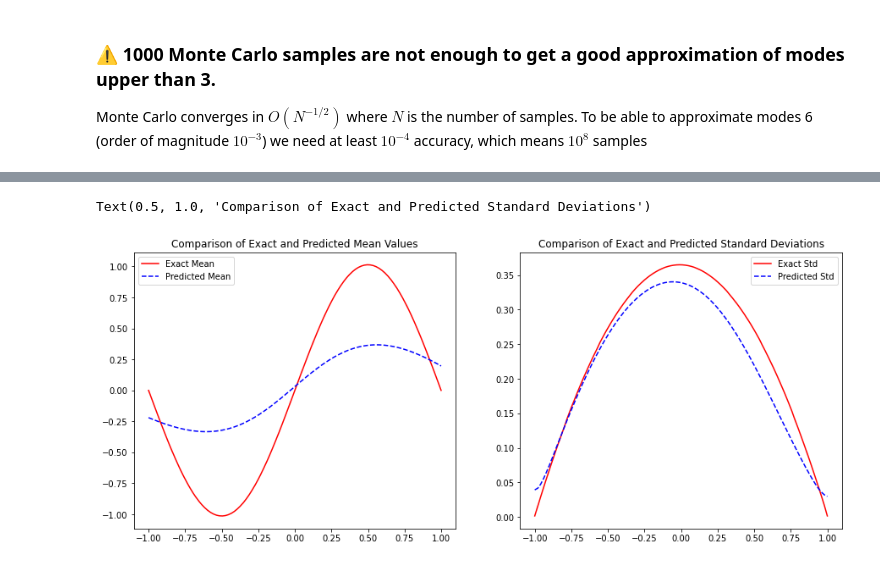
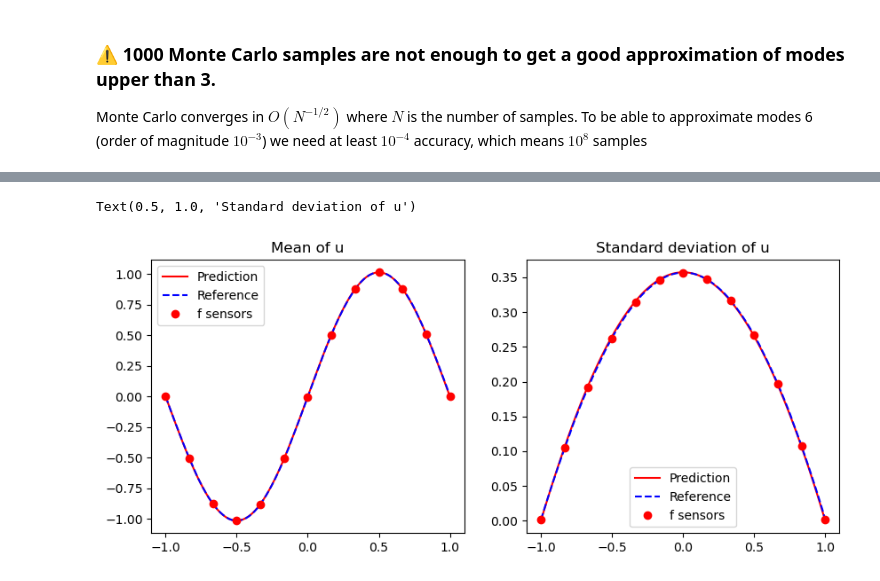
Before and after one commit to bonneted/pinn-cm, a Jupyter notebook: UQ/poisson_equation.ipynb, the cells around one changed output, grey strips where cells are left out. Cells and saved outputs as stored; diff of their text form; code cells hidden in the pictures.

```diff
--- a/UQ/poisson_equation.ipynb
+++ b/UQ/poisson_equation.ipynb
@@ -17,7 +17,7 @@ from scipy.sparse.linalg import spsolve
 # Define parameters
 sigma = 1
 l = 0.5
-n_points = 110
+n_points = 1000
 x = np.linspace(-1, 1, n_points)
 dx = x[1] - x[0]
 
@@ -354,7 +264,7 @@ torch.manual_seed(0)
 
 # Set the device
 device = torch.device("cuda" if torch.cuda.is_available() else "cpu")
-device = "cpu"
+# device = "cpu"
 def grad_i(Y,X,i):
     #calculate the partial derivative of y with respect to x_i
     return torch.autograd.grad(Y, X, grad_outputs=torch.ones_like(Y), create_graph=True)[0][:, None, i].flatten()
@@ -506,7 +416,7 @@ def train(mean_model, coeffs_model, data, batch_size=100, optimizer_choice="adam
         print(f"Optimizer choice {optimizer_choice} not recognized. Please choose either 'adam' or 'l-bfgs'.")
 # %%
 n_x_points = 100
-n_xi_samples = 1000
+n_xi_samples = 100000
 n_sensors = 13
 sensors_indices = np.linspace(0, n_x_points - 1, n_sensors, dtype=int)
 
@@ -526,10 +436,10 @@ mean_model = MeanNN(input_dim=1).to(device)
 coeffs_model = PCECoefficientNN(input_dim=1, output_dim=truncation_order).to(device)
 # %%
 # Training
-batch_size = 100
+batch_size = 1000
 learning_rate = 1e-3
-lambda_reg = 1e-3
-epochs = 1000
+lambda_reg = 1e-4
+epochs = 20000
 
 data = x_torch, xi_torch, f_torch
 
@@ -548,29 +466,34 @@ Epoch 800, Loss: 0.049, Elapsed time: 162
 KeyboardInterrupt:
 # %%
-subsample_ind = [int(i) for i in np.linspace(0,len(u_std)-1,100)]
-x_values = np.linspace(-1, 1, 100)
-x_tensor = torch.tensor(x_values).float().view(-1, 1)
-
-u_mean = f0(x_values)/np.pi**2
+n_x_plot = 100
+subsample_ind = [int(i) for i in np.linspace(0,len(u_std)-1,n_x_plot)]
+x_sensor = np.linspace(-1, 1, n_sensors)
+sensors_indices = np.linspace(0, len(u_std) - 1, n_sensors, dtype=int)
+x_values = np.linspace(-1, 1, n_x_plot).reshape(-1,1)
+x_tensor = torch.tensor(x_values).float().view(-1, 1).to(device)
+# u_mean = f0(x_values)/np.pi**2
 
 # Evaluate the mean_model to get the predicted mean values
 with torch.no_grad():
-    predicted_mean = mean_model(x_tensor).numpy()
-    coeffs_output = coeffs_model(x_tensor).numpy()
+    predicted_mean = mean_model(x_tensor).cpu().numpy()
+    coeffs_output = coeffs_model(x_tensor).cpu().numpy()
 
 model_std = np.sqrt(np.sum(coeffs_output**2, axis=1))
 
+
 # Plot the comparison
-fig, axs = plt.subplots(1,2,figsize=(15, 6))
-axs[0].plot(x_values, u_mean, 'r-', label="Exact Mean")
-axs[0].plot(x_values, predicted_mean, 'b--', label="Predicted Mean")
+fig, axs = plt.subplots(1,2,figsize=(10, 4))
+axs[0].plot(x_values, predicted_mean, 'r-', label="Prediction")
+axs[0].plot(x_values, u_mean[subsample_ind], 'b--', label="Reference")
+axs[0].plot(x_sensor, u_mean[sensors_indices], 'ro', label="f sensors")
 axs[0].legend()
-axs[0].set_title('Comparison of Exact and Predicted Mean Values')
+axs[0].set_title('Mean of u')
 
-axs[1].plot(x_values, u_std[subsample_ind], 'r-', label="Exact Std")
-axs[1].plot(x_values, model_std, 'b--', label="Predicted Std")
+axs[1].plot(x_values, model_std, 'r-', label="Prediction")
+axs[1].plot(x_values, u_std[subsample_ind], 'b--', label="Reference")
+axs[1].plot(x_sensor, u_std[sensors_indices], 'ro', label="f sensors")
 axs[1].legend()
-axs[1].set_title('Comparison of Exact and Predicted Standard Deviations')
+axs[1].set_title('Standard deviation of u')
 # %% [output]
-Text(0.5, 1.0, 'Comparison of Exact and Predicted Standard Deviations')
+Text(0.5, 1.0, 'Standard deviation of u')
-[figure, old version]
+[figure, new version]
```
Also changed, not shown: parts of 15 cells of this notebook.
